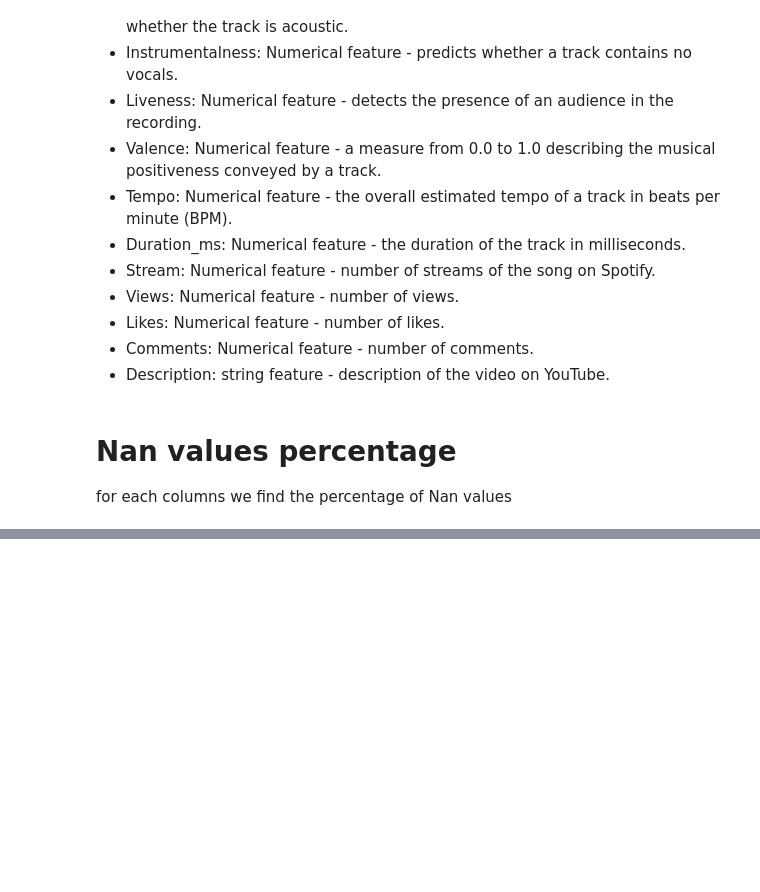
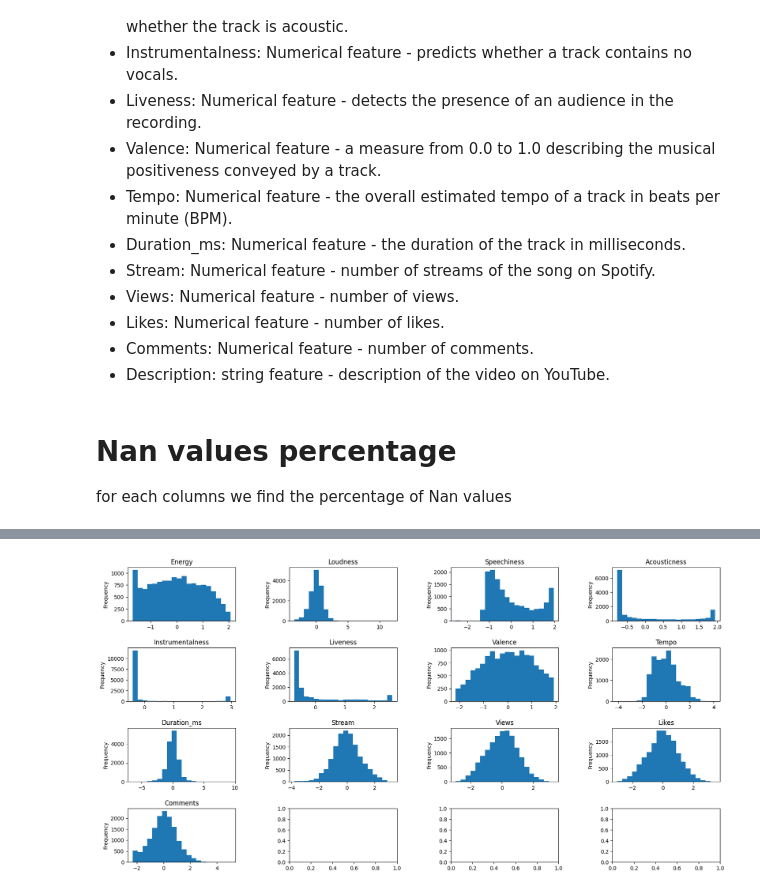
Before and after one commit to easonyu0203/ml-final-letdance, a Jupyter notebook: research.ipynb, the cells around one changed output, grey strips where cells are left out. Cells and saved outputs as stored; diff of their text form; code cells hidden in the pictures; blank space fills up the shorter version.

```diff
--- a/research.ipynb
+++ b/research.ipynb
@@ -53,0 +84,4 @@ array(['album', nan, 'single', 'compilation'], dtype=object)
+# %%
+skewed_features = ['Energy', 'Loudness', 'Speechiness', 'Acousticness', 'Instrumentalness',
+                    'Liveness', 'Duration_ms', 'Stream', 'Views', 'Likes', 'Comments']
+normal_features = ['Valence', 'Tempo']
@@ -53,0 +90,17 @@ array(['album', nan, 'single', 'compilation'], dtype=object)
+# %%
+# Initialize the StandardScaler object
+normal_transformer = StandardScaler()
+skewed_transformer = PowerTransformer()
+
+# Fit the scaler on your training dataset
+normal_transformer.fit(train_ds[normal_features])
+skewed_transformer.fit(train_ds[skewed_features])
+
+# Normalize the numerical features in the training dataset
+trainsformed_train_ds = train_ds.copy()
+trainsformed_train_ds[normal_features] = normal_transformer.transform(train_ds[normal_features])
+trainsformed_train_ds[skewed_features] = skewed_transformer.transform(train_ds[skewed_features])
+# %%
+plot_distribution(trainsformed_train_ds, numerical_features)
+# %% [output]
+[figure, added]
```
Also changed, not shown: parts of 8 cells of this notebook, 1 other file.
